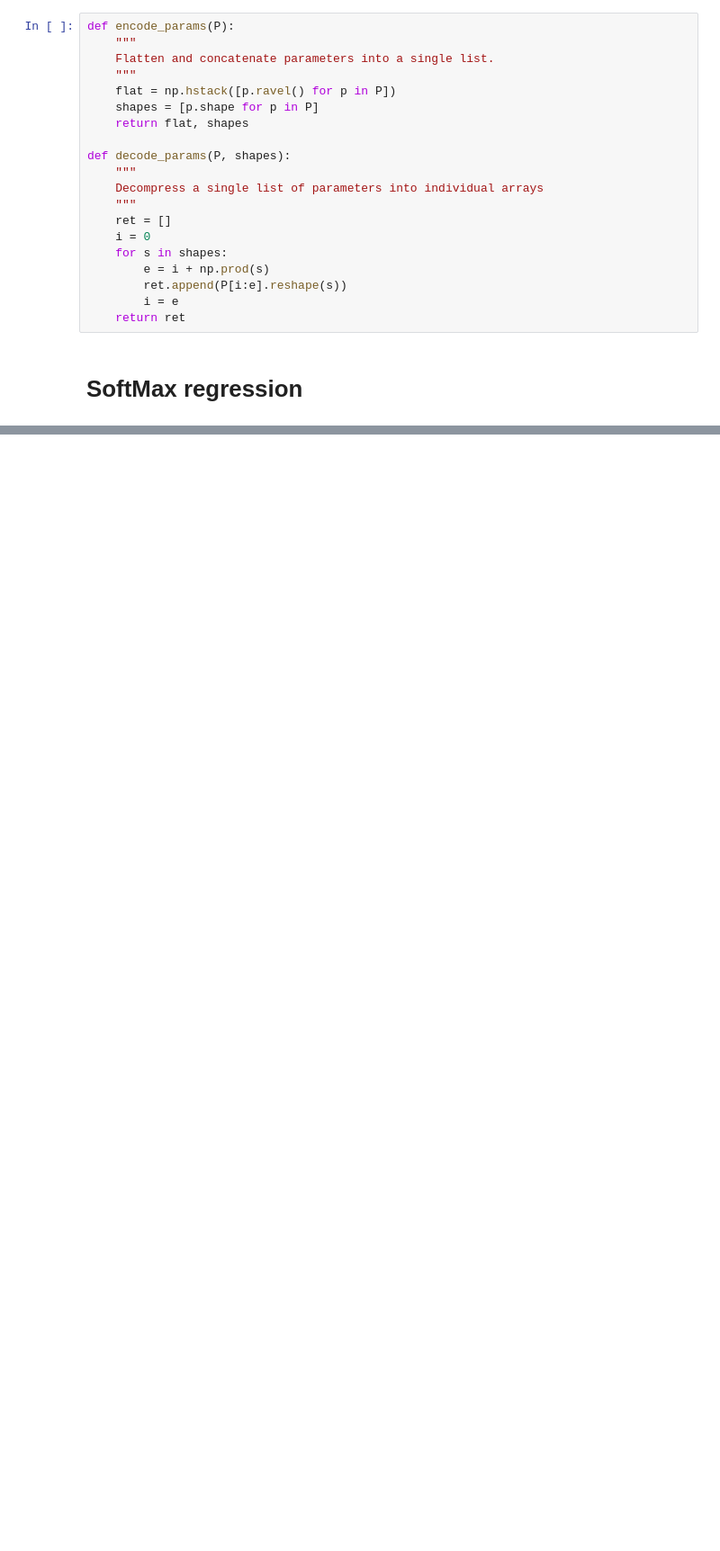
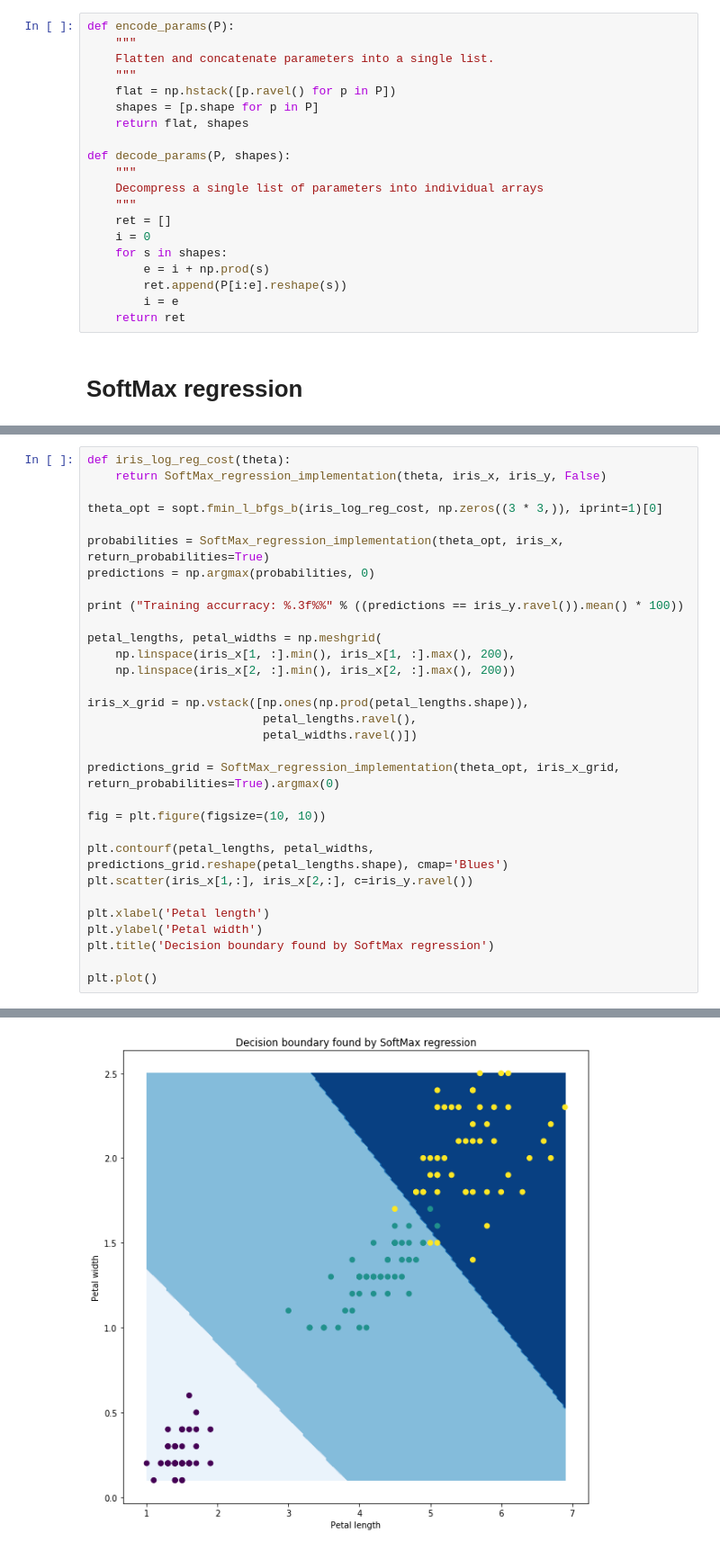
Before and after one commit to mmaku/Kaggle_MNIST, a Jupyter notebook: 11 nn_scratch.ipynb, the cells around one changed output, grey strips where cells are left out. Shown at 90% size. Drawn from its saved outputs; the diff is of its cells as text; blank space fills up the shorter version.

Commit message:
SoftMax done

```diff
--- a/11 nn_scratch.ipynb
+++ b/11 nn_scratch.ipynb
@@ -414,0 +442,32 @@ def SoftMax_regression_implementation(Theta_flat, X, Y=None, return_probabilitie
+# %%
+def iris_log_reg_cost(theta):
+    return SoftMax_regression_implementation(theta, iris_x, iris_y, False)
+
+theta_opt = sopt.fmin_l_bfgs_b(iris_log_reg_cost, np.zeros((3 * 3,)), iprint=1)[0]
+
+probabilities = SoftMax_regression_implementation(theta_opt, iris_x, return_probabilities=True)
+predictions = np.argmax(probabilities, 0)
+
+print ("Training accurracy: %.3f%%" % ((predictions == iris_y.ravel()).mean() * 100))
+
+petal_lengths, petal_widths = np.meshgrid(
+    np.linspace(iris_x[1, :].min(), iris_x[1, :].max(), 200),
+    np.linspace(iris_x[2, :].min(), iris_x[2, :].max(), 200))
+
+iris_x_grid = np.vstack([np.ones(np.prod(petal_lengths.shape)),
+                         petal_lengths.ravel(),
+                         petal_widths.ravel()])
+
+predictions_grid = SoftMax_regression_implementation(theta_opt, iris_x_grid, return_probabilities=True).argmax(0)
+
+fig = plt.figure(figsize=(10, 10))
+
+plt.contourf(petal_lengths, petal_widths, predictions_grid.reshape(petal_lengths.shape), cmap='Blues')
+plt.scatter(iris_x[1,:], iris_x[2,:], c=iris_y.ravel())
+
+plt.xlabel('Petal length')
+plt.ylabel('Petal width')
+plt.title('Decision boundary found by SoftMax regression')
+
+plt.plot()
+# %% [output]
@@ -414,0 +476 @@ def SoftMax_regression_implementation(Theta_flat, X, Y=None, return_probabilitie
+[figure, added]
```
Also changed, not shown: parts of 10 cells of this notebook.
